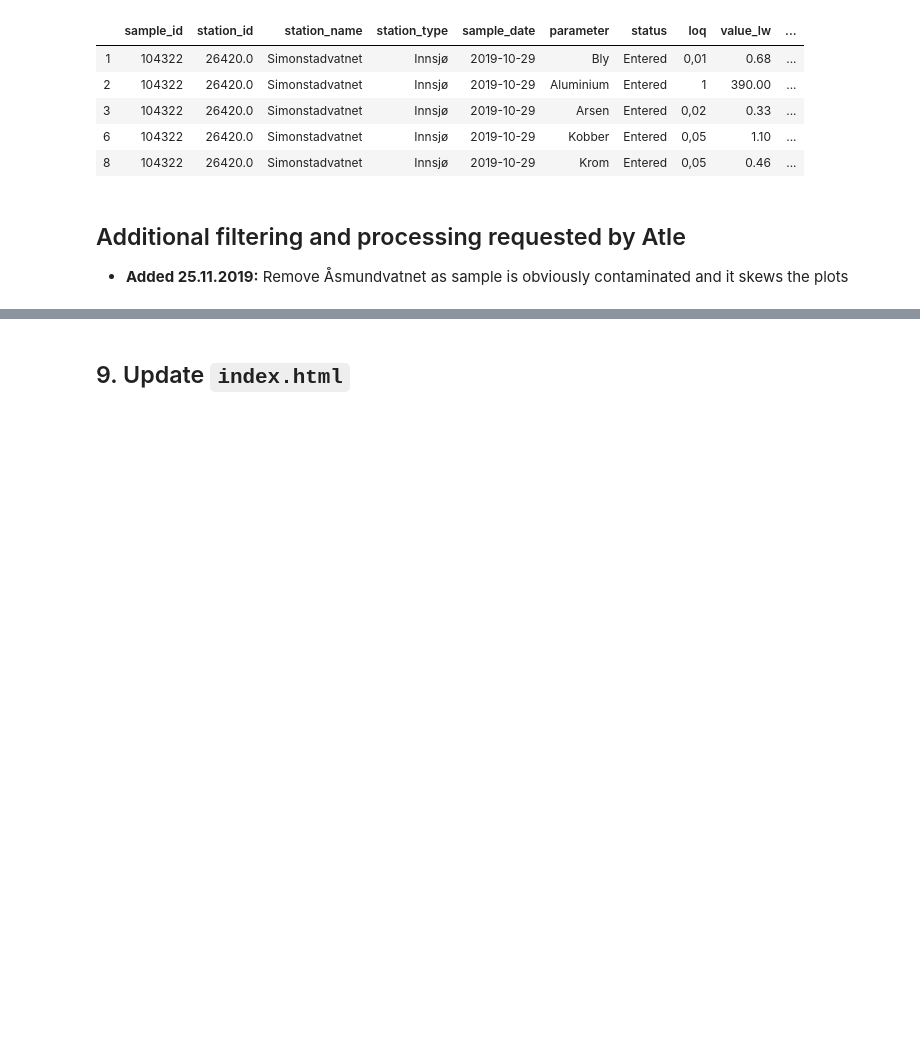
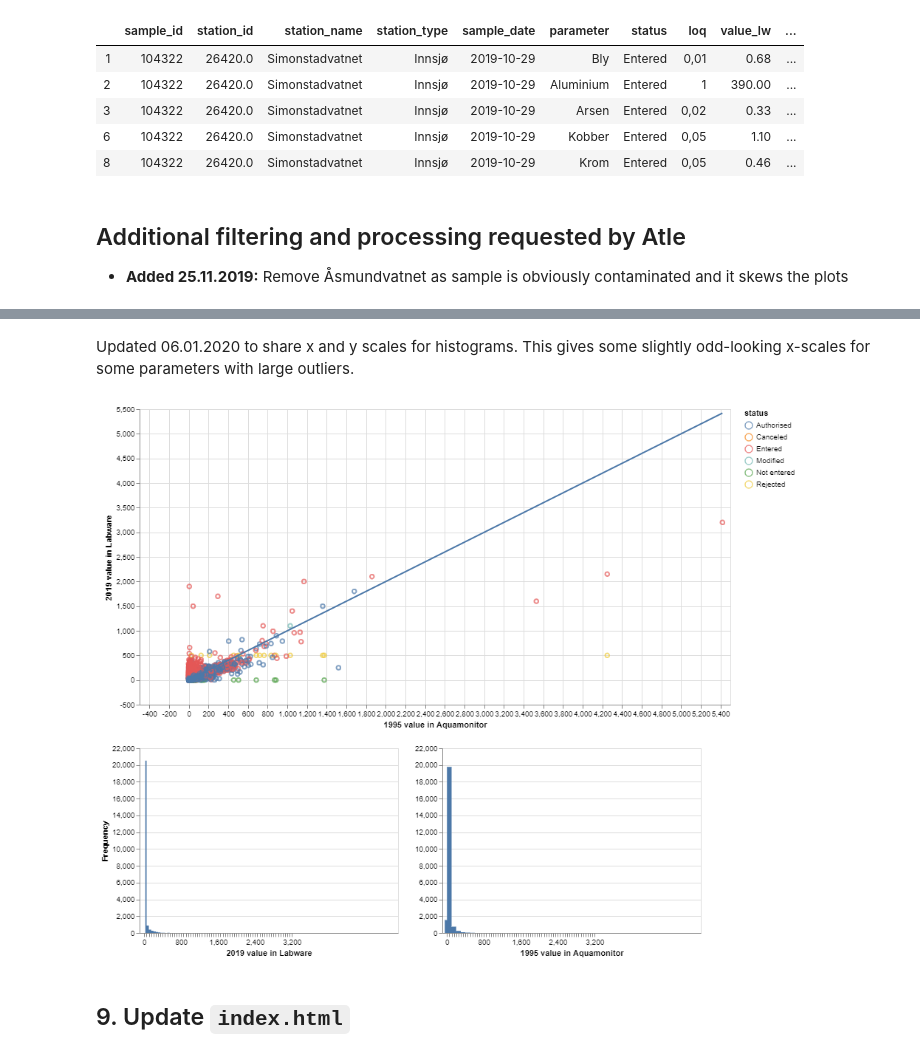
Before and after one commit to NIVANorge/1000_lakes_qc, a Jupyter notebook: qc_1000_lakes.ipynb, the cells around one changed output, grey strips where cells are left out. Cells and saved outputs as stored; diff of their text form; code cells hidden in the pictures; blank space fills up the shorter version.

Commit message:
Share histogram axes

```diff
--- a/qc_1000_lakes.ipynb
+++ b/qc_1000_lakes.ipynb
@@ -264,3 +267,68 @@ chart
+# %% [markdown]
+Updated 06.01.2020 to share x and y scales for histograms. This gives some slightly odd-looking x-scales for some parameters with large outliers.
+# %%
+# Save data as JSON
+alt.data_transformers.enable('json')
+
+# Build drop-down list
+par_list = ['None'] + sorted(df['parameter'].unique())
+input_dropdown = alt.binding_select(options=par_list)
+selection = alt.selection_single(fields=['parameter'], bind=input_dropdown, name='Select')
+
+# Scatter plot
+scatter = alt.Chart(df, height=400, width=800).mark_point().encode(
+    x=alt.X('value_am:Q', title='1995 value in Aquamonitor'),
+    y=alt.Y('value_lw:Q', title='2019 value in Labware'),
+    tooltip=['station_id:N', 'station_name:N', 'sample_date:T', 'status:N'],
+    color='status:N',
+).add_selection(
+    selection
+).transform_filter(
+    selection
+).interactive()
+
+# 1:1 line
+line = alt.Chart(df, height=400, width=800).mark_line().encode(
+    x=alt.X('value_am:Q', title=''),
+    y=alt.Y('value_am:Q', title=''),
+).transform_filter(
+    selection
+)
+
+# Labware histogram
+lw_hist = alt.Chart(df, height=250, width=350).mark_area(
+    interpolate='step'
+).encode(
+    x=alt.X("value_lw:Q", bin=alt.Bin(maxbins=100), title='2019 value in Labware'),
+    y=alt.Y('count()', title='Frequency'),
+).transform_filter(
+    selection
+)
+
+# AM histogram
+am_hist = alt.Chart(df, height=250, width=350).mark_area(
+    interpolate='step'
+).encode(
+    x=alt.X("value_am:Q", bin=alt.Bin(maxbins=100), title='1995 value in Aquamonitor'),
+    y=alt.Y('count()', title=''),
+).transform_filter(
+    selection
+)
+
+hists = alt.hconcat(
+    lw_hist,
+    am_hist,
+).resolve_scale(y='shared',
+                x='shared',
+)
+
+# Layout
+chart = (scatter + line) & hists
+chart.save('qc_1000_lakes.json')
+
+chart
+# %% [output]
+[figure, added]
 # %% [markdown]
 ## 9. Update `index.html`
 # %%
```
Also changed, not shown: parts of 3 cells of this notebook, 3 other files.
